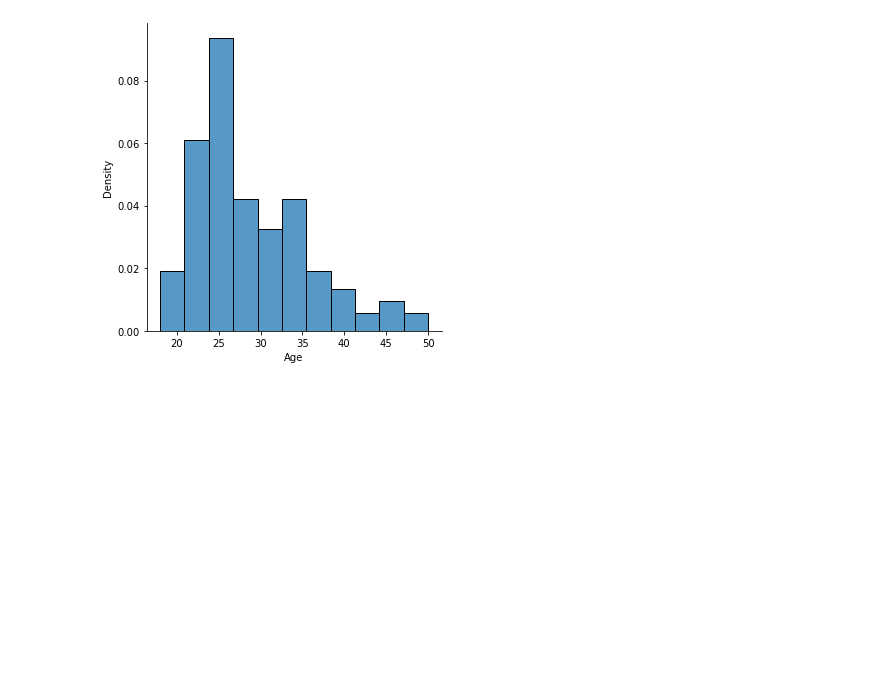
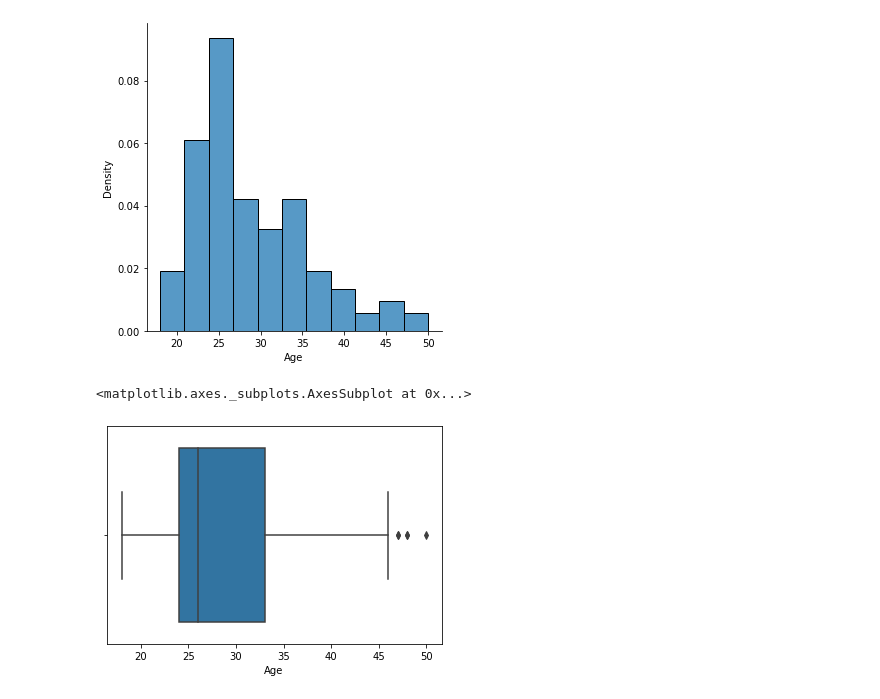
Before and after one commit to Chularev/kaggle_competitions, a Jupyter notebook: CardioGoodFitness/notebook.ipynb, the cells around one changed output. Saved outputs shown, nothing was run; the diff lists cells and outputs as text; code cells hidden in the pictures; blank space fills up the shorter version.

```diff
--- a/CardioGoodFitness/notebook.ipynb
+++ b/CardioGoodFitness/notebook.ipynb
@@ -57,3 +72,8 @@ sns.displot(data, x="Age",  stat="density")
 plot.show()
 # %% [output]
 [figure]
+# %%
+sns.boxplot(data['Age'])
+# %% [output]
+<matplotlib.axes._subplots.AxesSubplot at 0x...>
+[figure, added]
```
Also changed, not shown: parts of 8 cells of this notebook.
